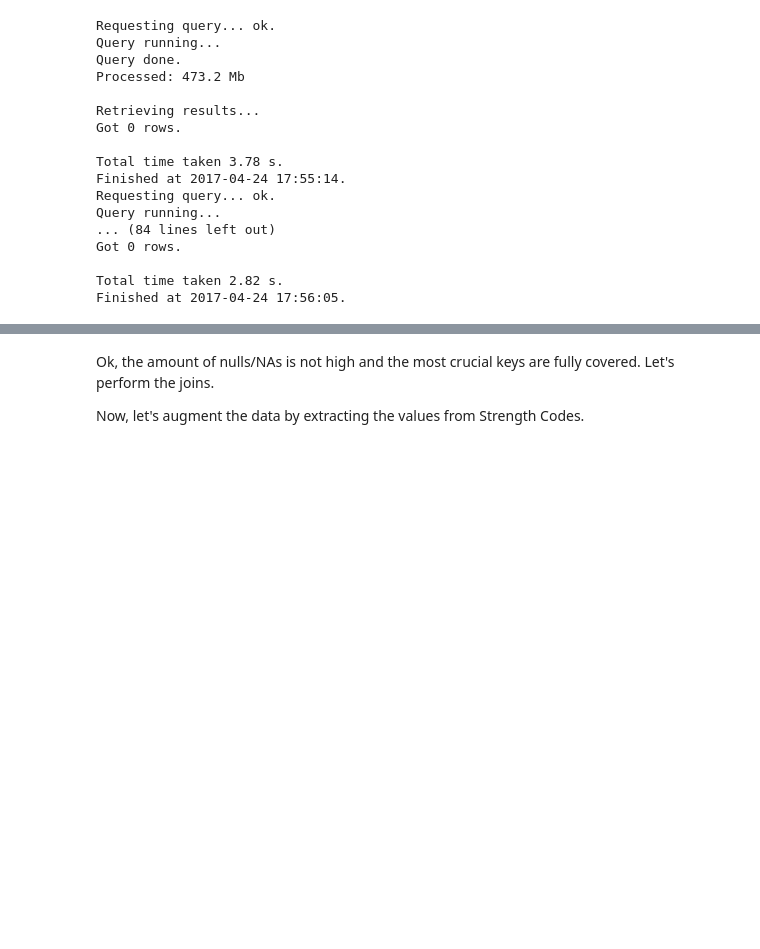
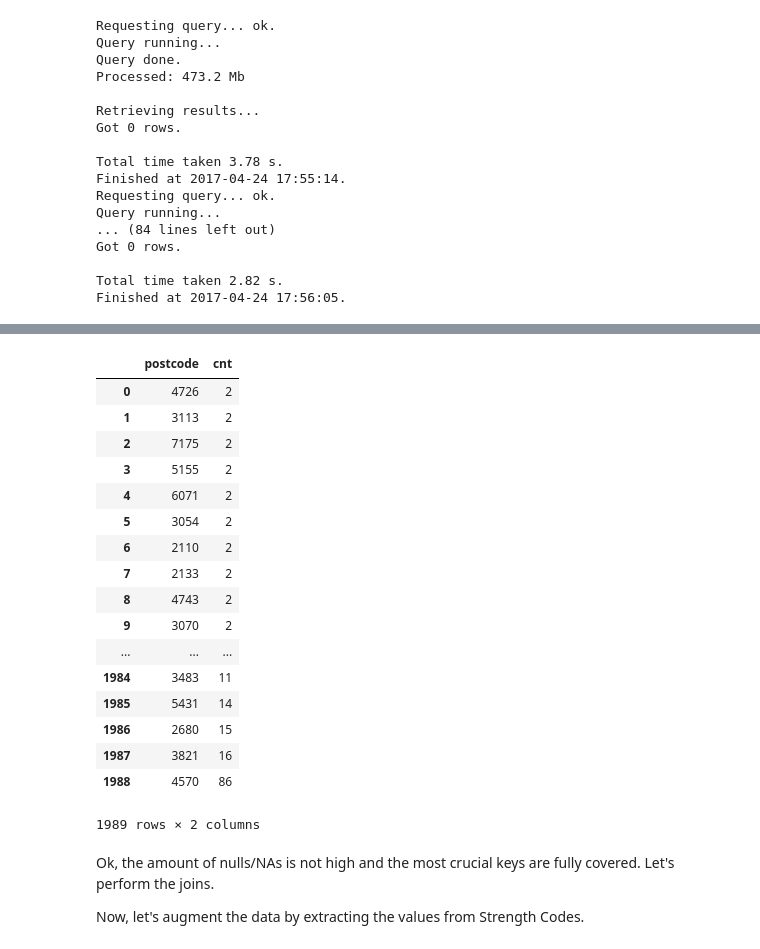
Before and after one commit to saramic/the-d-team, a Jupyter notebook: analysis/Enriching transactions.ipynb, the cells around one changed output, grey strips where cells are left out. Saved outputs shown, nothing was run; the diff lists cells and outputs as text; code cells hidden in the pictures; blank space fills up the shorter version.

```diff
--- a/analysis/Enriching transactions.ipynb
+++ b/analysis/Enriching transactions.ipynb
@@ -41,8 +42,8 @@ from collections import Counter
 
 project_id = "the-d-team-164512"
 # %%
-foreign_tab = ['transactions_all_c','transactions_all_c','transactions_all_c',' drug_lookup', 'drug_lookup',
-               'chronic_illness_lookup', 'defined_daily_doses','patients_lookup', 'stores_lookup', 'postcodes']
+foreign_tab = ['transactions_all_c2','transactions_all_c2','transactions_all_c2',' drug_lookup', 'drug_lookup',
+               'chronic_illness_lookup', 'defined_daily_doses','patients_lookup2', 'stores_lookup2', 'postcodes2']
 foreign_var = ['Drug_ID ','Patient_ID','Store_ID','MasterProductID', 'ATCLevel5Code', 'MasterProductID',
               'ATC_CODE','Patient_ID', 'Store_ID', 'postcode']
 print(len(foreign_var))
@@ -84,0 +86,12 @@ defined_daily_doses.ATC_CODE: 1
+# %%
+foreign_tab = [' drug_lookup', 'drug_lookup','chronic_illness_lookup', 'defined_daily_doses','patients_lookup2',
+               'stores_lookup2', 'postcodes2', 'postcode_viz']
+foreign_var = ['MasterProductID', 'ATCLevel5Code', 'MasterProductID', 'ATC_CODE','Patient_ID',
+               'Store_ID', 'postcode', 'postcode']
+
+results = list()
+
+for i in np.arange(len(foreign_tab)):
+    query = "SELECT " + foreign_var[i] + ", COUNT(1) as cnt from dthon." + foreign_tab[i] + \
+    " GROUP BY " + foreign_var[i] + " HAVING cnt > 1"
+    results.append(pd.read_gbq(query, project_id,dialect='standard'))
@@ -85,3 +116,24 @@ defined_daily_doses.ATC_CODE: 1
+# %%
+results[6]
+# %% [output]
+|  | postcode | cnt |
+| 0 | 4726 | 2 |
+| 1 | 3113 | 2 |
+| 2 | 7175 | 2 |
+| 3 | 5155 | 2 |
+| 4 | 6071 | 2 |
+| 5 | 3054 | 2 |
+| 6 | 2110 | 2 |
+| 7 | 2133 | 2 |
+| 8 | 4743 | 2 |
+| 9 | 3070 | 2 |
+| ... | ... | ... |
+| 1984 | 3483 | 11 |
+| 1985 | 5431 | 14 |
+| 1986 | 2680 | 15 |
+| 1987 | 3821 | 16 |
+| 1988 | 4570 | 86 |
+1989 rows × 2 columns
 # %% [markdown]
 Ok, the amount of nulls/NAs is not high and the most crucial keys are fully covered.
 Let's perform the joins.
```
Also changed, not shown: parts of 3 cells of this notebook, 2 other files.
